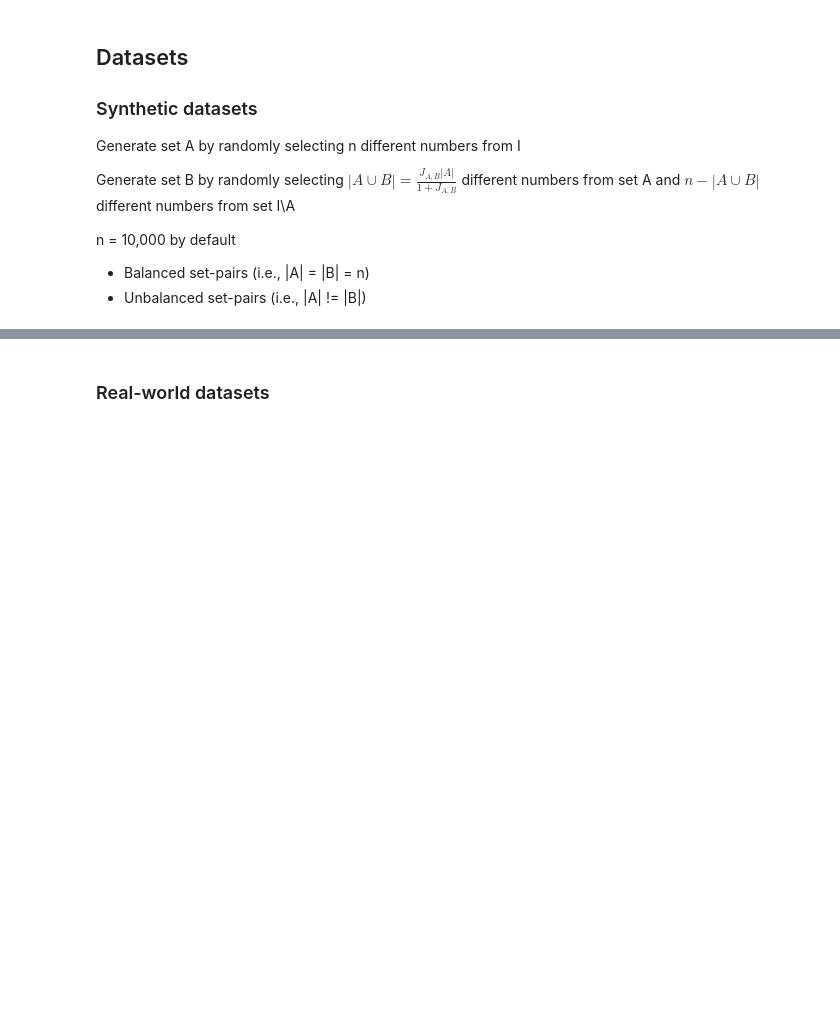
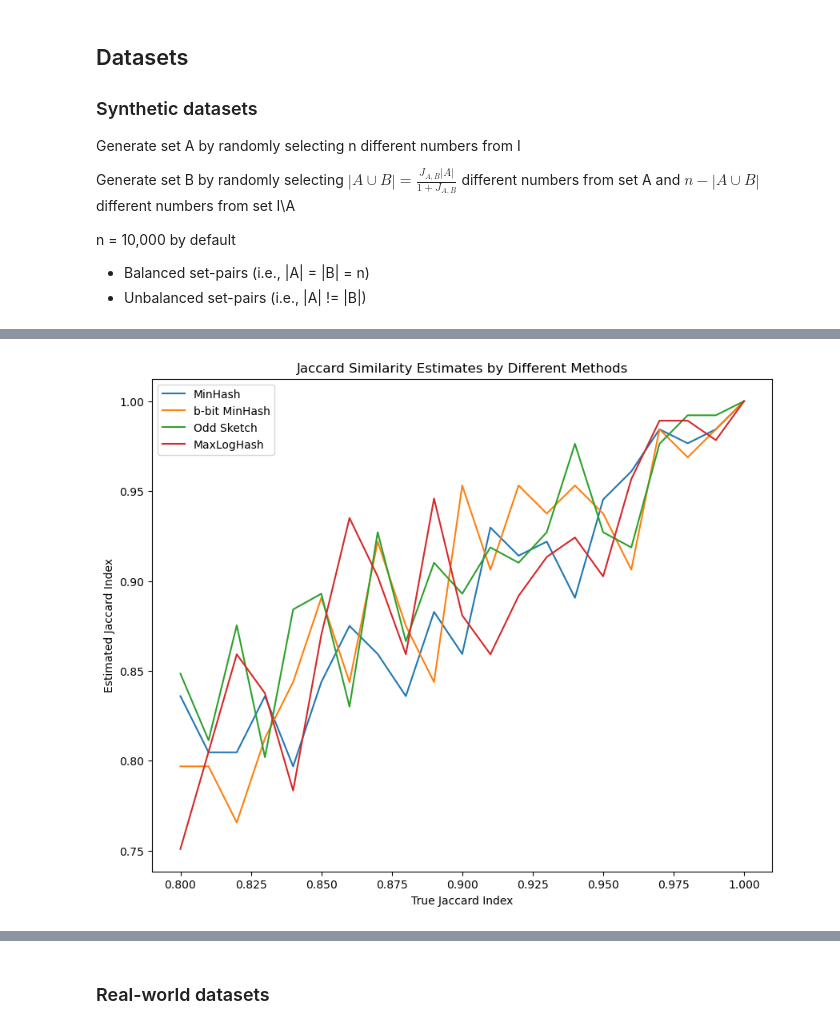
Before and after one commit to junyeongh/cityu-courses, a Jupyter notebook: sdsc3001-2425a/course_project/course-project.ipynb, the cells around one changed output, grey strips where cells are left out. Drawn from its saved outputs; the diff is of its cells as text; code cells hidden in the pictures; blank space fills up the shorter version.

```diff
--- a/sdsc3001-2425a/course_project/course-project.ipynb
+++ b/sdsc3001-2425a/course_project/course-project.ipynb
@@ -127,7 +118,7 @@ if __name__ == "__main__":
 # %% [markdown]
 ### b-bit MinHash
 # %%
-class BbitMinHash:
+class B_bitMinHash:
     def __init__(self, k, b, random_seed=random_seed):
         """
         Initialize b-bit MinHash
@@ -412,3 +401,0 @@ compare_all_methods(0.9)
-# %%
-for i in range(80, 101):
-    compare_all_methods(i / 100)
@@ -414,0 +406,17 @@ for i in range(80, 101):
+# %%
+# Initialize an empty list to store results
+results = []
+
+for i in range(80, 101):
+    jaccard_true = i / 100
+    jaccard_est_min, jaccard_est_bbit, jaccard_est_odd, jaccard_est_max = compare_all_methods(jaccard_true)
+
+    # Append the results to the list
+    results.append([jaccard_true, jaccard_est_min, jaccard_est_bbit, jaccard_est_odd, jaccard_est_max])
+# %%
+# Create a DataFrame from the results
+columns = ["True Jaccard", "MinHash", "b-bit MinHash", "Odd Sketch", "MaxLogHash"]
+df = pl.DataFrame(results, schema=columns, orient="row")
+
+# Display the DataFrame
+print(df)
@@ -414,0 +442,22 @@ for i in range(80, 101):
+# %%
+import matplotlib.pyplot as plt
+
+# Set the size of the plot
+plt.figure(figsize=(10, 8))
+
+# Plot the data
+for method in columns[1:]:
+    plt.plot(df["True Jaccard"], df[method], label=method)
+
+# Set the title and labels
+plt.title("Jaccard Similarity Estimates by Different Methods")
+plt.xlabel("True Jaccard Index")
+plt.ylabel("Estimated Jaccard Index")
+
+# Add a legend
+plt.legend()
+
+# Show the plot
+plt.show()
+# %% [output]
+[figure, added]
```
Also changed, not shown: parts of 14 cells of this notebook, 3 other files.
